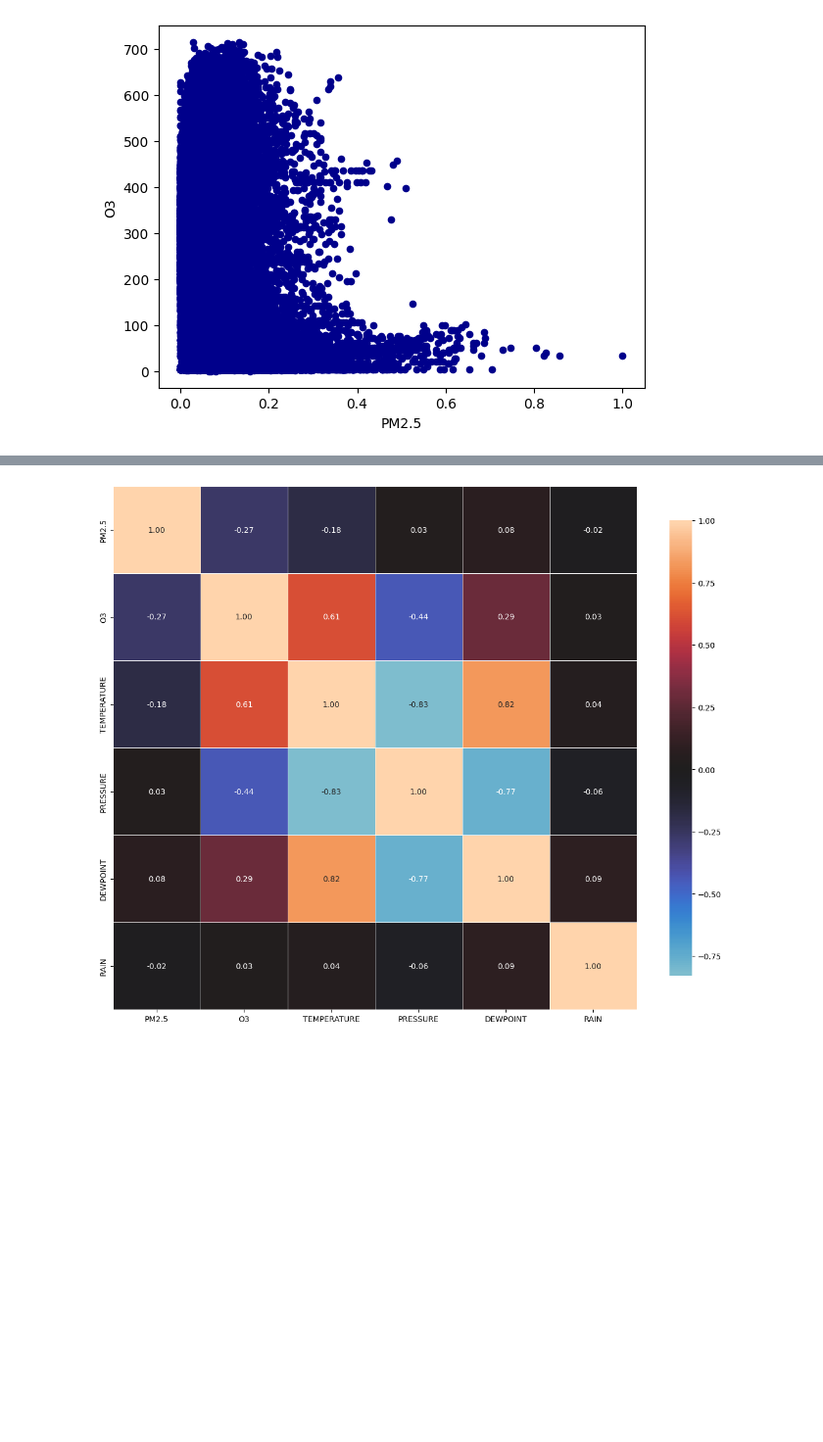
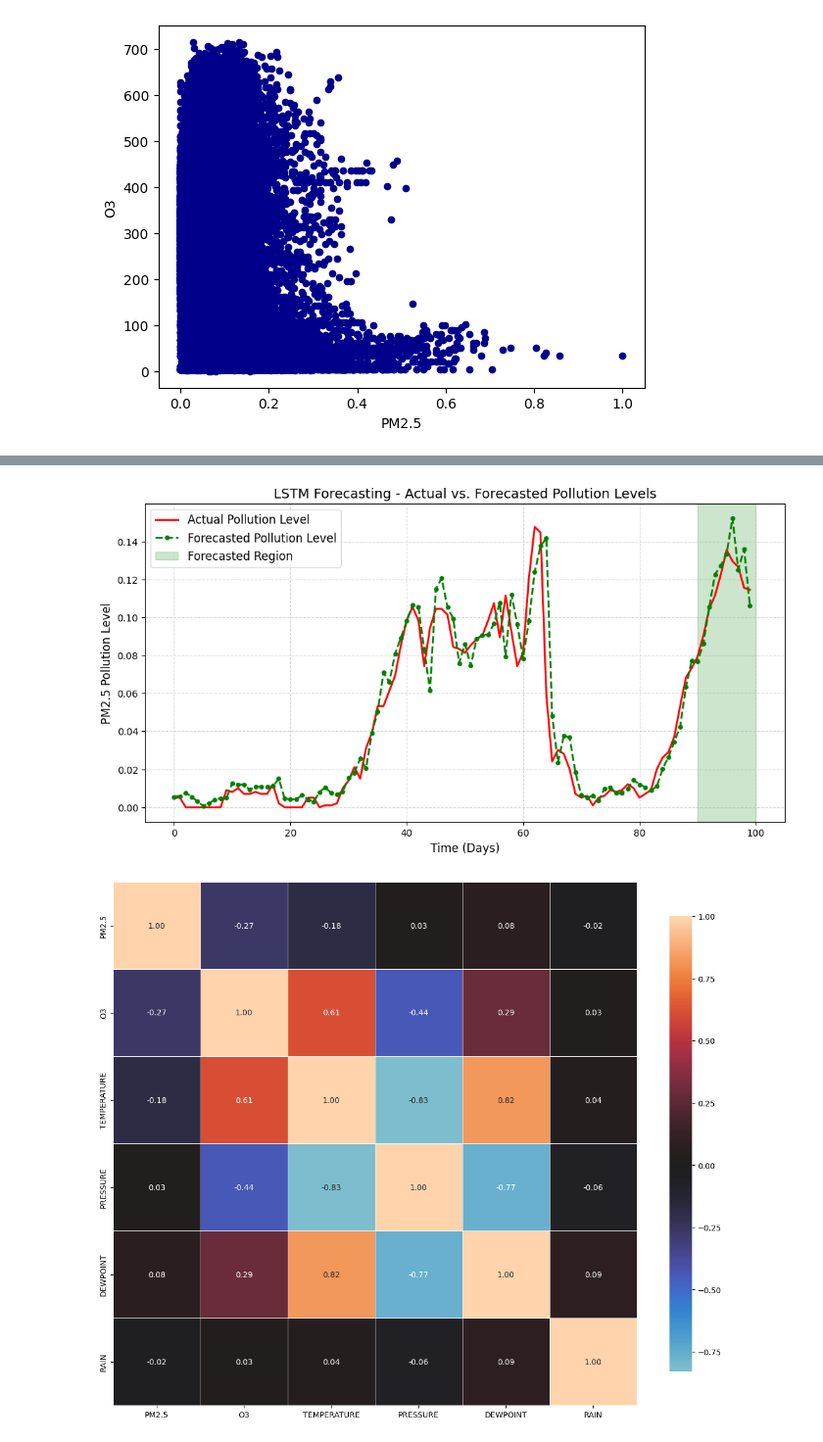
Before and after one commit to ayushsth/AQI-Forecasting, a Jupyter notebook: ChinaLSTM_MinMax.ipynb, the cells around one changed output, grey strips where cells are left out. Shown at 98% size. Cells and saved outputs as stored; diff of their text form; code cells hidden in the pictures; blank space fills up the shorter version.

```diff
--- a/ChinaLSTM_MinMax.ipynb
+++ b/ChinaLSTM_MinMax.ipynb
@@ -431,3 +431,34 @@ plt.show()
+# %%
+import matplotlib.pyplot as plt
+
+# Increase figure size
+plt.figure(figsize=(12, 6))
+
+# Plot actual and predicted values with improved styling
+plt.plot(Y_test[:100], color='red', linestyle='solid', linewidth=2, label='Actual Pollution Level')
+plt.plot(y_pred[:100], color='green', linestyle='dashed', linewidth=2, marker='o', markersize=4, label='Forecasted Pollution Level')
+
+# Highlight future prediction area
+plt.axvspan(len(Y_test[:90]), len(Y_test[:100]), color='green', alpha=0.2, label="Forecasted Region")
+
+# Improve labels and title
+plt.title("LSTM Forecasting - Actual vs. Forecasted Pollution Levels", fontsize=14)
+plt.xlabel("Time (Days)", fontsize=12)
+plt.ylabel("PM2.5 Pollution Level", fontsize=12)
+
+# Add grid for readability
+plt.grid(True, linestyle='--', alpha=0.5)
+
+# Adjust legend position
+plt.legend(loc='upper left', fontsize=12)
+
+# Save the improved plot
+# plt.savefig('improved_graph.png', dpi=300)
+
+# Show the plot
+plt.show()
+# %% [output]
+[figure, added]
 # %%
 # import matplotlib.pyplot as plt
 # import numpy as np
```
Also changed, not shown: parts of 10 cells of this notebook, 2 other files.
